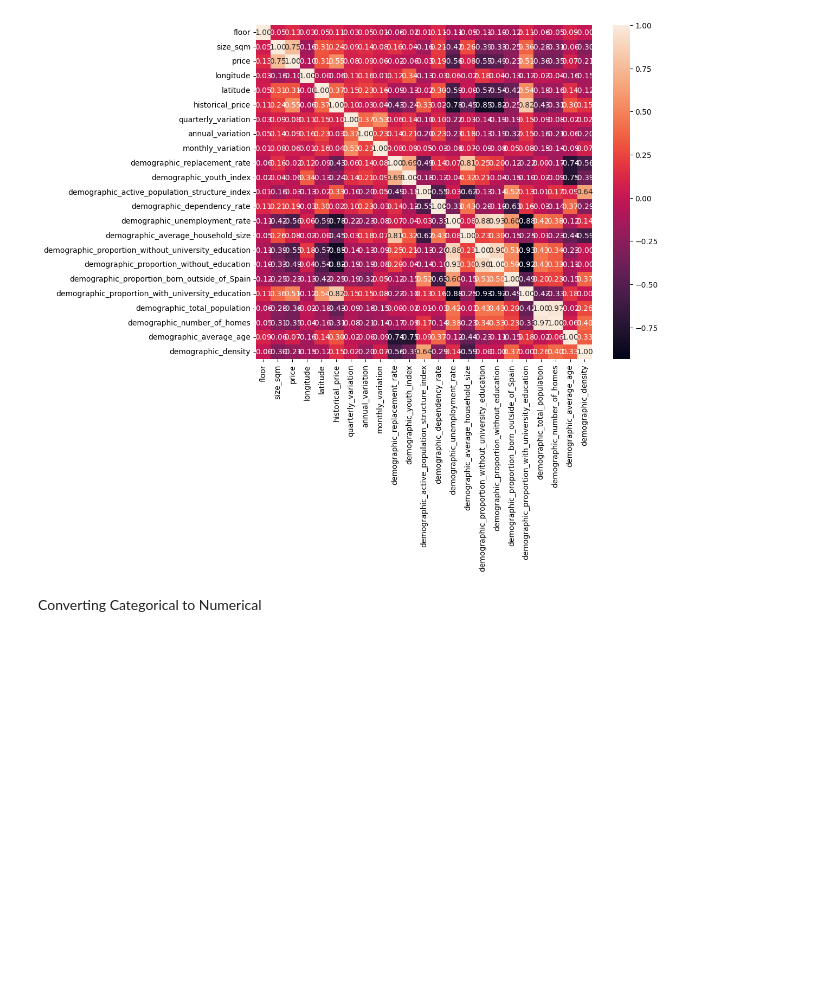
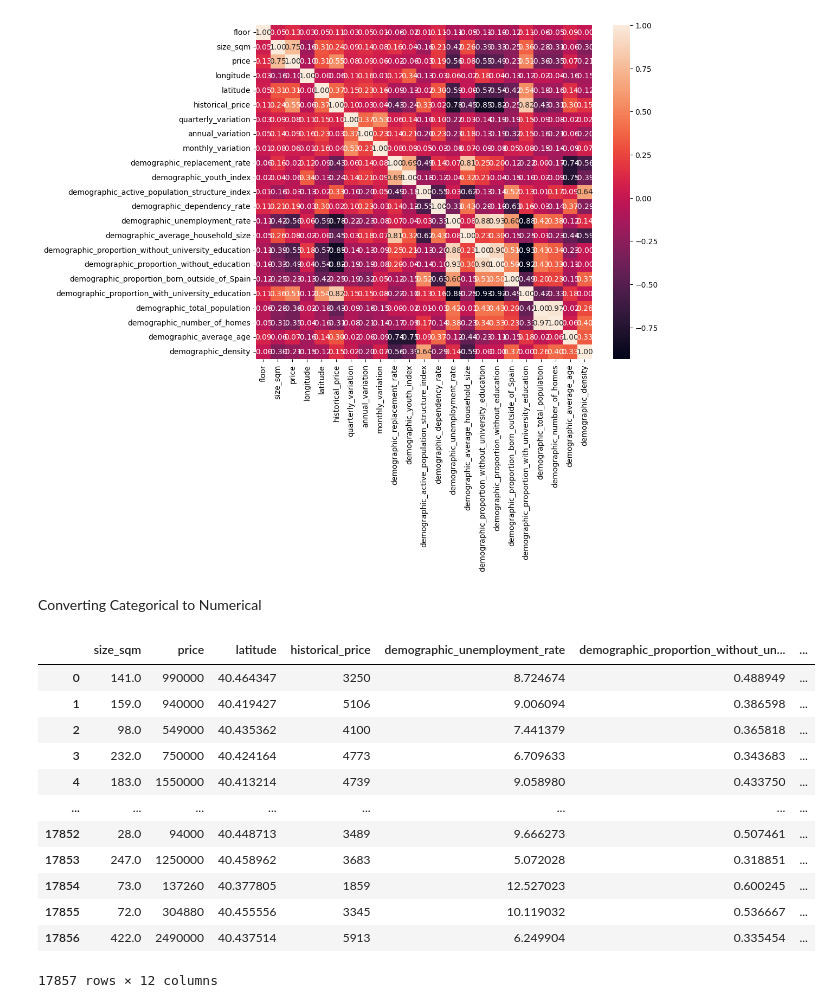
Before and after one commit to adnanbhanji/Madrid-Property-Analysis, a Jupyter notebook: notebooks/eda.ipynb, the cells around one changed output. Cells and saved outputs as stored; diff of their text form; code cells hidden in the pictures; blank space fills up the shorter version.

```diff
--- a/notebooks/eda.ipynb
+++ b/notebooks/eda.ipynb
@@ -416,22 +408,54 @@ plt.show()
 # %% [markdown]
 Converting Categorical to Numerical
 # %%
-# One-hot encoding for district
-df = pd.get_dummies(df, columns=['district'])
+# # One-hot encoding for district
+# df = pd.get_dummies(df, columns=['district'])
 # %%
-from sklearn.feature_extraction import FeatureHasher
+# from sklearn.feature_extraction import FeatureHasher
 
-n_features = 10  # You can experiment with the number of features
-hasher = FeatureHasher(n_features=n_features, input_type='string')
+# n_features = 10  # You can experiment with the number of features
+# hasher = FeatureHasher(n_features=n_features, input_type='string')
 
-# Convert the 'neighborhood' column to an iterable of iterables (list of lists)
-# where each inner list contains the string from the 'neighborhood' column
-hashed_features = hasher.fit_transform(df['neighborhood'].astype(str).apply(lambda x: [x]))
+# # Convert the 'neighborhood' column to an iterable of iterables (list of lists)
+# # where each inner list contains the string from the 'neighborhood' column
+# hashed_features = hasher.fit_transform(df['neighborhood'].astype(str).apply(lambda x: [x]))
 
-hashed_features = pd.DataFrame(hashed_features.toarray())
+# hashed_features = pd.DataFrame(hashed_features.toarray())
 
-# Concatenate hashed features with the original dataframe and drop the original 'neighborhood' column
-df = pd.concat([df.drop('neighborhood', axis=1), hashed_features], axis=1)
+# # Concatenate hashed features with the original dataframe and drop the original 'neighborhood' column
+# df = pd.concat([df.drop('neighborhood', axis=1), hashed_features], axis=1)
+# %%
+import seaborn as sns
+import matplotlib.pyplot as plt
+import numpy as np
+
+# Assuming `df` is your DataFrame and `price` is the target variable
+numerical_df = df.select_dtypes(include=['number'])
+corr_matrix = numerical_df.corr()
+
+# Select features with a significant correlation to 'price'
+significant_features = corr_matrix.index[abs(corr_matrix["price"]) > 0.2]
+
+# Avoid multicollinearity: Optionally, review the correlation between features and remove highly correlated redundant features
+
+# Create a new DataFrame with selected features
+df_reduced = numerical_df[significant_features]
+# %%
+df_reduced
+# %% [output]
+|  | size_sqm | price | latitude | historical_price | demographic_unemployment_rate | demographic_proportion_without_un... | ... |
+| 0 | 141.0 | 990000 | 40.464347 | 3250 | 8.724674 | 0.488949 | ... |
+| 1 | 159.0 | 940000 | 40.419427 | 5106 | 9.006094 | 0.386598 | ... |
+| 2 | 98.0 | 549000 | 40.435362 | 4100 | 7.441379 | 0.365818 | ... |
+| 3 | 232.0 | 750000 | 40.424164 | 4773 | 6.709633 | 0.343683 | ... |
+| 4 | 183.0 | 1550000 | 40.413214 | 4739 | 9.058980 | 0.433750 | ... |
+| ... | ... | ... | ... | ... | ... | ... | ... |
+| 17852 | 28.0 | 94000 | 40.448713 | 3489 | 9.666273 | 0.507461 | ... |
+| 17853 | 247.0 | 1250000 | 40.458962 | 3683 | 5.072028 | 0.318851 | ... |
+| 17854 | 73.0 | 137260 | 40.377805 | 1859 | 12.527023 | 0.600245 | ... |
+| 17855 | 72.0 | 304880 | 40.455556 | 3345 | 10.119032 | 0.536667 | ... |
+| 17856 | 422.0 | 2490000 | 40.437514 | 5913 | 6.249904 | 0.335454 | ... |
+17857 rows × 12 columns
 # %%
 print(df)
 # %% [output]
```
Also changed, not shown: parts of 3 cells of this notebook, 4 other files.
